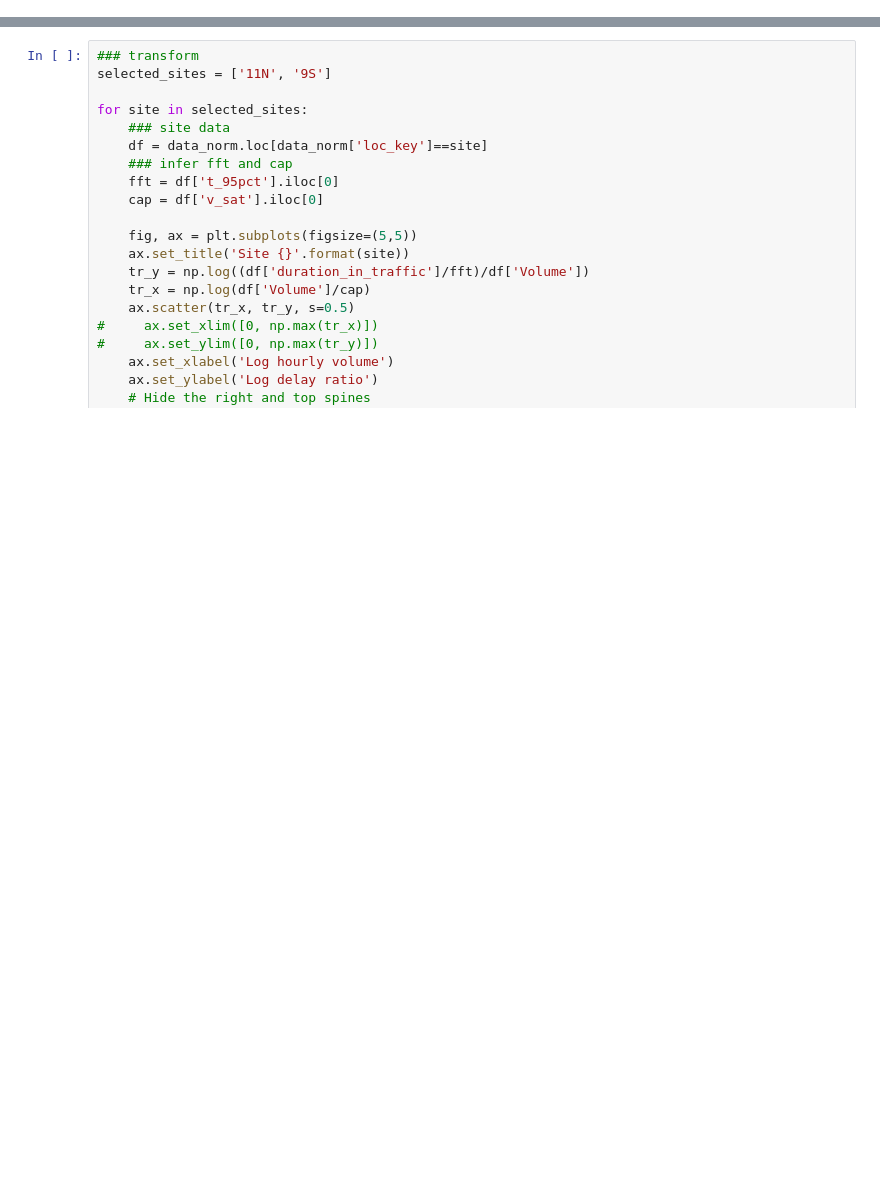
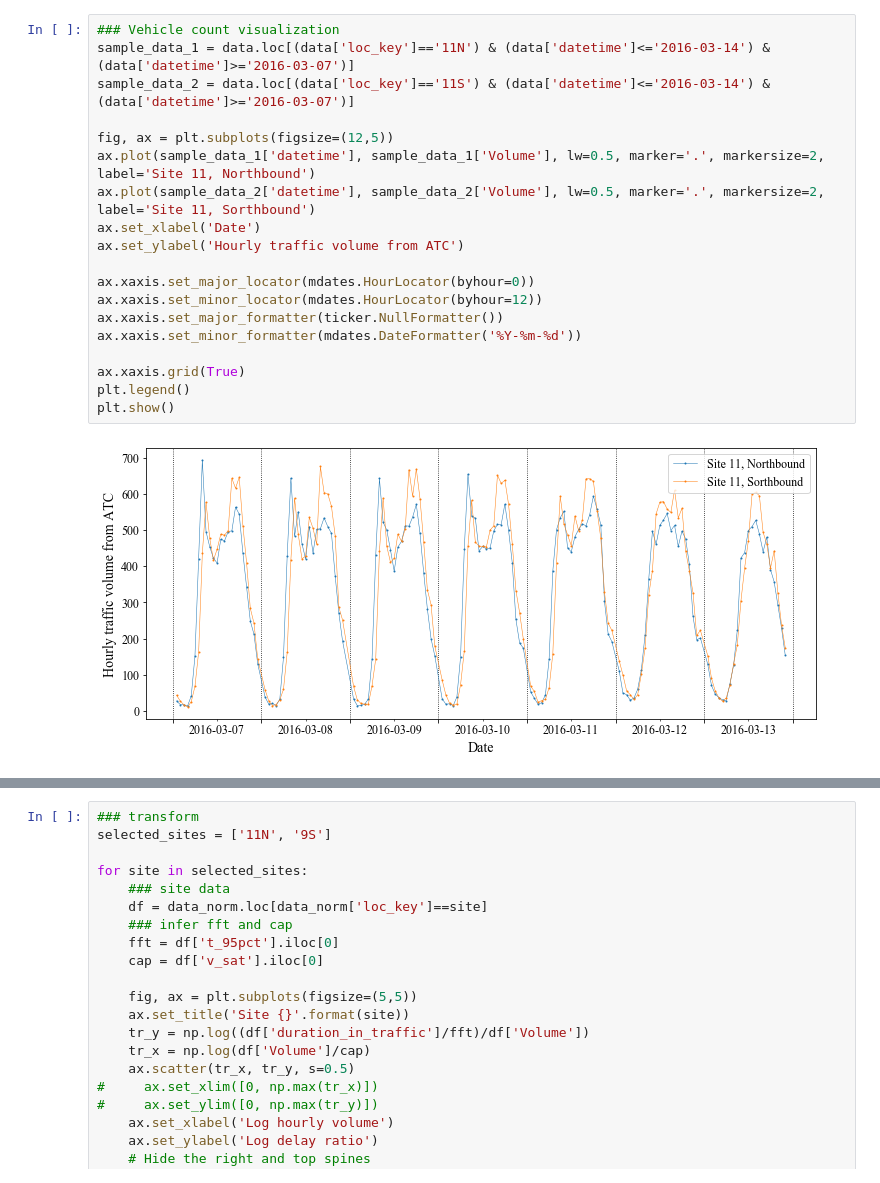
Before and after one commit to cb-cities/volume-delay-curves, a Jupyter notebook: src/merge_data.ipynb, the cells around one changed output, grey strips where cells are left out. Saved outputs shown, nothing was run; the diff lists cells and outputs as text; blank space fills up the shorter version.

```diff
--- a/src/merge_data.ipynb
+++ b/src/merge_data.ipynb
@@ -40,3 +57,24 @@ print(np.unique(data['dft_capacity']))
 # %% [output]
 Before merge, ACT has 30994 records, Google has 34989 records. Merged data has 17745 records
 [ 900. 1300. 1650. 2800. 3300.]
+# %%
+### Vehicle count visualization
+sample_data_1 = data.loc[(data['loc_key']=='11N') & (data['datetime']<='2016-03-14') & (data['datetime']>='2016-03-07')]
+sample_data_2 = data.loc[(data['loc_key']=='11S') & (data['datetime']<='2016-03-14') & (data['datetime']>='2016-03-07')]
+
+fig, ax = plt.subplots(figsize=(12,5))
+ax.plot(sample_data_1['datetime'], sample_data_1['Volume'], lw=0.5, marker='.', markersize=2, label='Site 11, Northbound')
+ax.plot(sample_data_2['datetime'], sample_data_2['Volume'], lw=0.5, marker='.', markersize=2, label='Site 11, Sorthbound')
+ax.set_xlabel('Date')
+ax.set_ylabel('Hourly traffic volume from ATC')
+
+ax.xaxis.set_major_locator(mdates.HourLocator(byhour=0))
+ax.xaxis.set_minor_locator(mdates.HourLocator(byhour=12))
+ax.xaxis.set_major_formatter(ticker.NullFormatter())
+ax.xaxis.set_minor_formatter(mdates.DateFormatter('%Y-%m-%d'))
+
+ax.xaxis.grid(True)
+plt.legend()
+plt.show()
+# %% [output]
+[figure, added]
```
Also changed, not shown: parts of 10 cells of this notebook, 10 other files.
